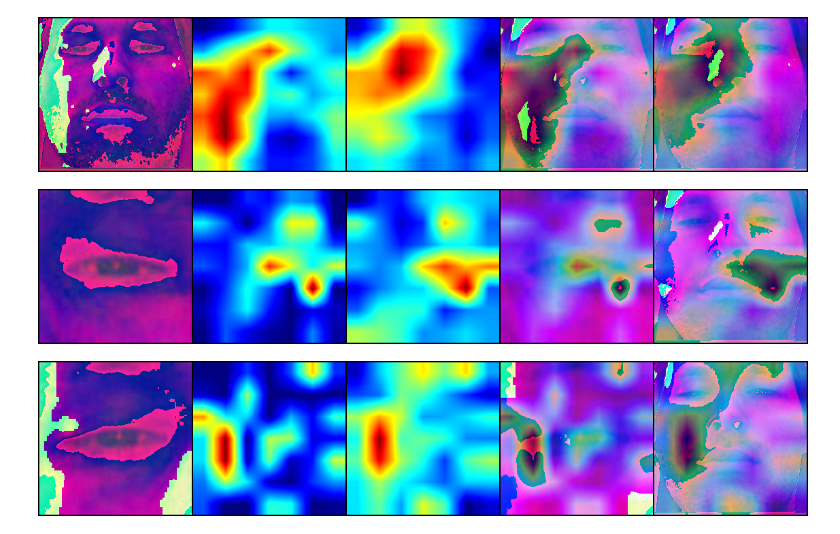
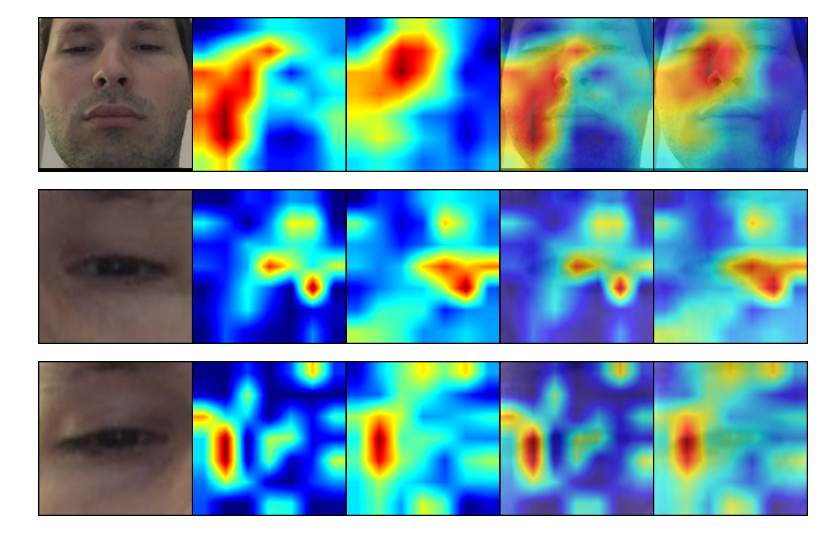
Before and after one commit to Switchcrafter/GazeCapture, a Jupyter notebook: pytorch/analyze_GradCAM.ipynb, the cells around one changed output. Drawn from its saved outputs; the diff is of its cells as text; code cells hidden in the pictures.

Commit message:
Updated visualizations

```diff
--- a/pytorch/analyze_GradCAM.ipynb
+++ b/pytorch/analyze_GradCAM.ipynb
@@ -30,8 +65,10 @@ IMAGE_WIDTH = 224
 IMAGE_HEIGHT = 224
 IMAGE_SIZE = (IMAGE_WIDTH, IMAGE_HEIGHT)
 color_space = 'YCbCr'
+color_space_visualize = 'RGB'
 
 normalize_image = normalize_image_transform(image_size=IMAGE_SIZE, jitter=False, split='test')
+normalize_image_vis = transforms.Compose([transforms.Resize(IMAGE_SIZE), transforms.ToTensor()])
 
 def prepare_image_tensors(color_space, image_face, image_eye_left, image_eye_right, normalize_image, device):
     # Convert to the desired color space
@@ -57,3 +94,9 @@ tensor_face, tensor_eye_left, tensor_eye_right = prepare_image_tensors(color_spa
                                                                        pil_image_right_eye,
                                                                        normalize_image,
                                                                        device)
+tensor_face_vis, tensor_eye_left_vis, tensor_eye_right_vis = prepare_image_tensors(color_space_visualize,
+                                                                                   pil_image_face,
+                                                                                   pil_image_left_eye,
+                                                                                   pil_image_right_eye,
+                                                                                   normalize_image_vis,
+                                                                                   device)
@@ -96,5 +133,5 @@ ITrackerModel(
 # %%
-def compute_gradcam_images(tensor_image, model):
+def compute_gradcam_images(tensor_image, tensor_image_vis, model):
     configs = [
         dict(model_type='resnet', arch=model, layer_name='layer4'),
     ]
@@ -110,29 +147,29 @@ def compute_gradcam_images(tensor_image, model):
     images = []
     for gradcam, gradcam_pp in cams:
         mask, _ = gradcam(tensor_image)
-        heatmap, result = visualize_cam(mask, tensor_image)
+        heatmap, result = visualize_cam(mask, tensor_image_vis)
 
         mask_pp, _ = gradcam_pp(tensor_image)
-        heatmap_pp, result_pp = visualize_cam(mask_pp, tensor_face)
+        heatmap_pp, result_pp = visualize_cam(mask_pp, tensor_image_vis)
 
-        images.extend([tensor_image.cpu().squeeze_(0), heatmap, heatmap_pp, result, result_pp])
+        images.extend([tensor_image_vis.cpu().squeeze_(0), heatmap, heatmap_pp, result, result_pp])
 
     return images
 # %%
-face_images = compute_gradcam_images(tensor_face, faceModel)
+face_images = compute_gradcam_images(tensor_face, tensor_face_vis, faceModel)
 grid_face_images = make_grid(face_images, nrow=5)
 transforms.ToPILImage()(grid_face_images)
 # %% [output]
-[figure, old version]
+[figure, new version]
 # %%
-left_eye_images = compute_gradcam_images(tensor_eye_left, leftEyeModel)
+left_eye_images = compute_gradcam_images(tensor_eye_left, tensor_eye_left_vis, leftEyeModel)
 grid_left_eye_images = make_grid(left_eye_images, nrow=5)
 transforms.ToPILImage()(grid_left_eye_images)
 # %% [output]
-[figure, old version]
+[figure, new version]
 # %%
-right_eye_images = compute_gradcam_images(tensor_eye_right, rightEyeModel)
+right_eye_images = compute_gradcam_images(tensor_eye_right, tensor_eye_right_vis, rightEyeModel)
 grid_left_eye_images = make_grid(right_eye_images, nrow=5)
 transforms.ToPILImage()(grid_left_eye_images)
 # %% [output]
-[figure, old version]
+[figure, new version]
```
Also changed, not shown: parts of 6 cells of this notebook.
